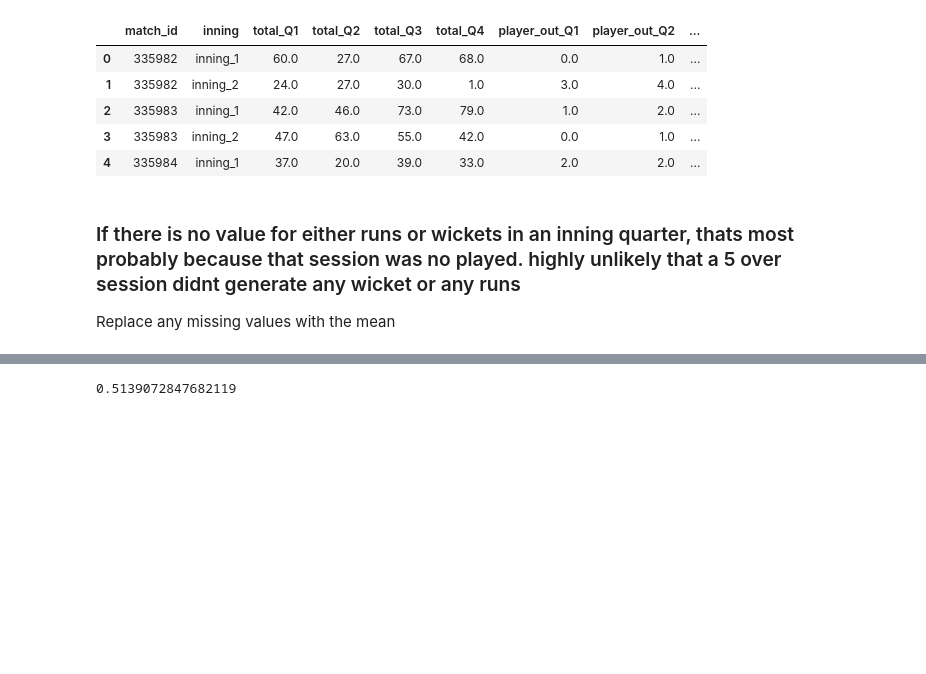
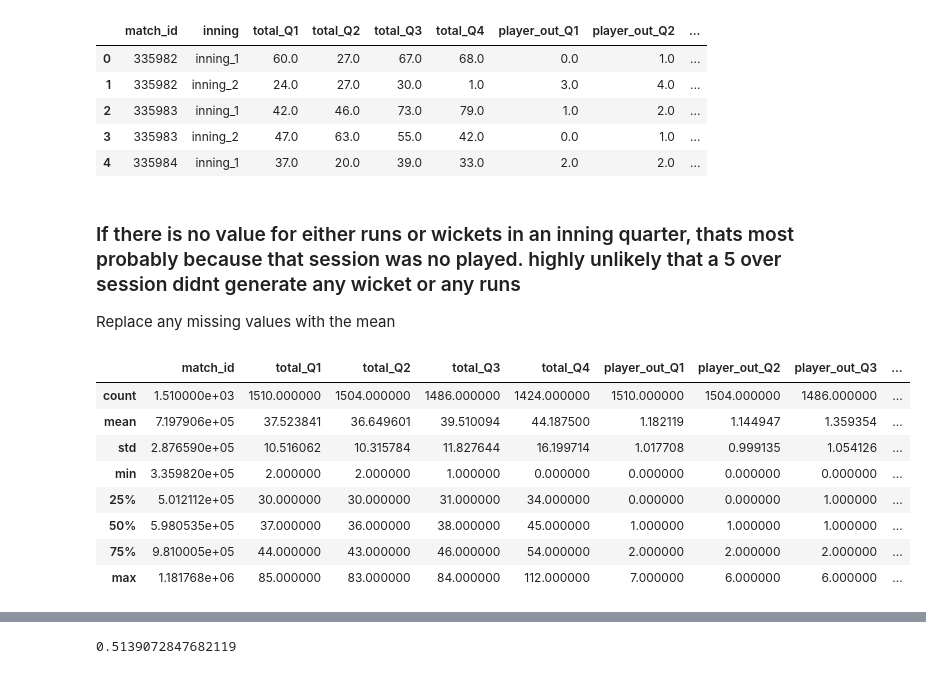
Before and after one commit to ravi-gopalan/ipl_analysis, a Jupyter notebook: ipl_analysis_v3.ipynb, the cells around one changed output, grey strips where cells are left out. Cells and saved outputs as stored; diff of their text form; code cells hidden in the pictures; blank space fills up the shorter version.

```diff
--- a/ipl_analysis_v3.ipynb
+++ b/ipl_analysis_v3.ipynb
@@ -2098,13 +2078,15 @@ df_outcome.head()
 # %% [markdown]
 ### If there is no value for either runs or wickets in an inning quarter, thats most probably because that session was no played. highly unlikely that a 5 over session didnt generate any wicket or any runs
 Replace any missing values with the mean
-# %%
-df_outcome['total_Q1'] = df_outcome['total_Q1'].fillna(0)
-df_outcome['total_Q2'] = df_outcome['total_Q2'].fillna(0)
-df_outcome['total_Q3'] = df_outcome['total_Q3'].fillna(0)
-df_outcome['total_Q4'] = df_outcome['total_Q4'].fillna(0)
-
-df_outcome['player_out_Q1'] = df_outcome['player_out_Q1'].fillna(0)
-df_outcome['player_out_Q2'] = df_outcome['player_out_Q2'].fillna(0)
-df_outcome['player_out_Q3'] = df_outcome['player_out_Q3'].fillna(0)
-df_outcome['player_out_Q4'] = df_outcome['player_out_Q4'].fillna(0)
+# %%
+df_outcome.describe()
+# %% [output]
+|  | match_id | total_Q1 | total_Q2 | total_Q3 | total_Q4 | player_out_Q1 | player_out_Q2 | player_out_Q3 | ... |
+| count | 1.510000e+03 | 1510.000000 | 1504.000000 | 1486.000000 | 1424.000000 | 1510.000000 | 1504.000000 | 1486.000000 | ... |
+| mean | 7.197906e+05 | 37.523841 | 36.649601 | 39.510094 | 44.187500 | 1.182119 | 1.144947 | 1.359354 | ... |
+| std | 2.876590e+05 | 10.516062 | 10.315784 | 11.827644 | 16.199714 | 1.017708 | 0.999135 | 1.054126 | ... |
+| min | 3.359820e+05 | 2.000000 | 2.000000 | 1.000000 | 0.000000 | 0.000000 | 0.000000 | 0.000000 | ... |
+| 25% | 5.012112e+05 | 30.000000 | 30.000000 | 31.000000 | 34.000000 | 0.000000 | 0.000000 | 1.000000 | ... |
+| 50% | 5.980535e+05 | 37.000000 | 36.000000 | 38.000000 | 45.000000 | 1.000000 | 1.000000 | 1.000000 | ... |
+| 75% | 9.810005e+05 | 44.000000 | 43.000000 | 46.000000 | 54.000000 | 2.000000 | 2.000000 | 2.000000 | ... |
+| max | 1.181768e+06 | 85.000000 | 83.000000 | 84.000000 | 112.000000 | 7.000000 | 6.000000 | 6.000000 | ... |
```
Also changed, not shown: parts of 33 cells of this notebook.
